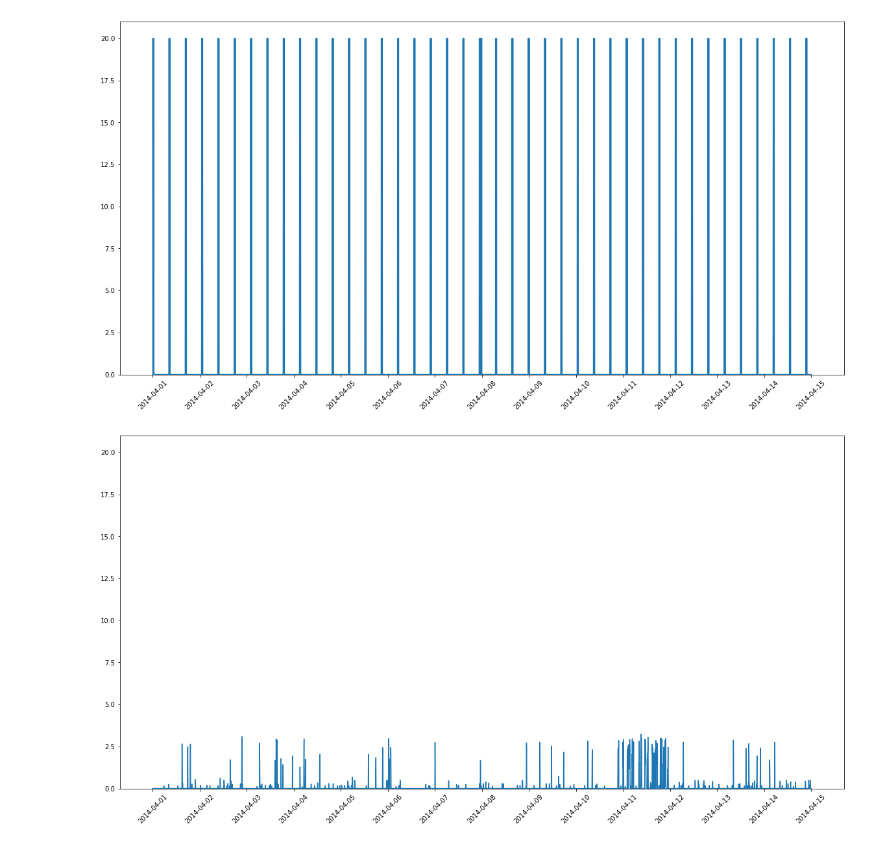
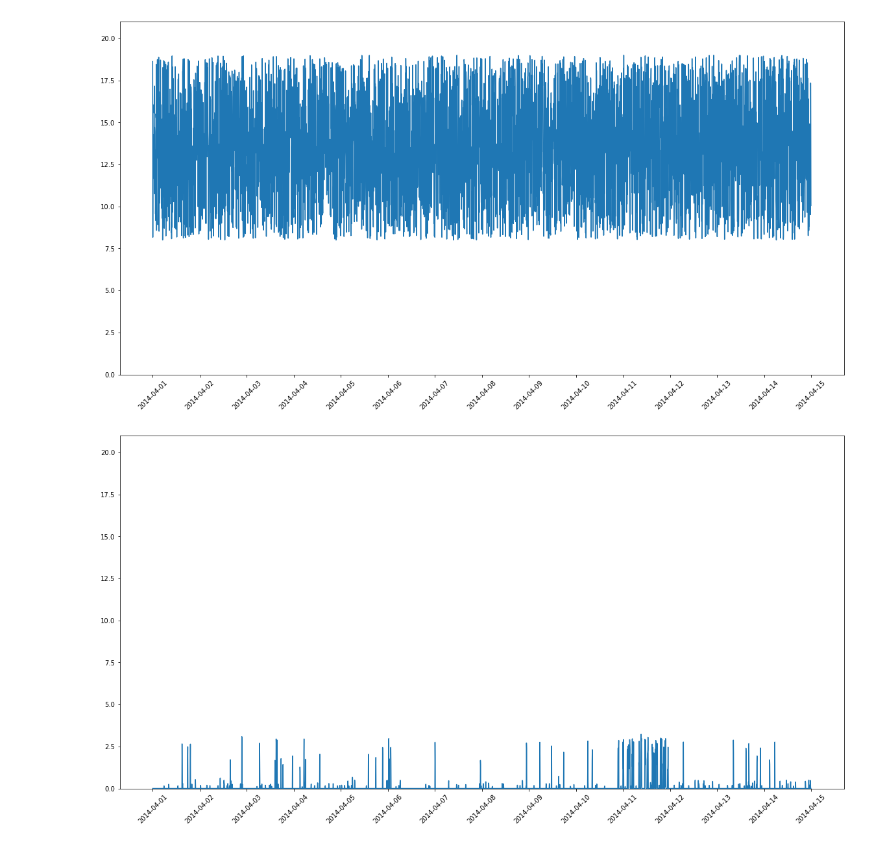
Before and after one commit to Pheobe-Sun/anomaly-detection-challenge-2020, a Jupyter notebook: notebooks/data_explorations.ipynb, the cells around one changed output. Saved outputs shown, nothing was run; the diff lists cells and outputs as text; code cells hidden in the pictures.

Commit message:
Add v2 dataset analysis

```diff
--- a/notebooks/data_explorations.ipynb
+++ b/notebooks/data_explorations.ipynb
@@ -9,10 +9,13 @@ from matplotlib.dates import DayLocator, HourLocator, DateFormatter, drange
 from IPython.display import display, HTML
 from matplotlib.collections import LineCollection
 # %%
-data_dir ="../for_students/data_v1"
+data_dir ="../../for_students/data_v2" # dataset v2 will be used for scoring, 05Dec
 train_dir = os.path.join(data_dir, 'training')
 train_str = os.path.join(train_dir, 'training_{}.csv')
 # %%
 train_df_1 = pd.read_csv(train_str.format('1'))
 train_df_2  = pd.read_csv(train_str.format('2'))
 train_df_3  = pd.read_csv(train_str.format('3'))
+train_df_4  = pd.read_csv(train_str.format('4'))
+train_df_5  = pd.read_csv(train_str.format('5'))
+train_df_100  = pd.read_csv(train_str.format('100'))
@@ -19,7 +38,7 @@ train_df_3  = pd.read_csv(train_str.format('3'))
 # %%
 ### Label distribution
 # %%
-for df in [train_df_1,train_df_2,train_df_3]:
-    display(df['label'].value_counts())
-    display(df['value'].describe())
+for df in [train_df_1,train_df_2,train_df_3,train_df_4,train_df_5,train_df_100]:
+    display(df['anomaly_label'].value_counts()) # Pheobe's updated the column name here, 05Dec
+    display(df['kpi_value'].describe()) # Pheobe's updated the column name here, 05Dec
 # %% [output]
@@ -76,7 +130,7 @@ def plot_series(df, filename=None, figsize=(20,10)):
     df['timestamp'] = pd.to_datetime(df['timestamp'])
     fig, ax = plt.subplots(figsize=figsize)
 
-    ax.plot(df.timestamp,df.value)
+    ax.plot(df.timestamp,df.kpi_value) # Pheobe's updated the column name here, 05Dec
     fig.gca().xaxis.set_major_locator(locator)
     plt.setp(ax.get_xticklabels(), rotation=45)
     plt.ylim(0, 21)
@@ -86,8 +140,11 @@ def plot_series(df, filename=None, figsize=(20,10)):
 # %%
 plot_series(train_df_1, filename="training_dataset_1")
 plot_series(train_df_2, filename="training_dataset_2")
 plot_series(train_df_3, filename="training_dataset_3")
+plot_series(train_df_4, filename="training_dataset_4")
+plot_series(train_df_5, filename="training_dataset_5")
+plot_series(train_df_100, filename="training_dataset_100")
 # %% [output]
-[figure, old version]
+[figure, new version]
 [figure]
 [figure]
```
Also changed, not shown: parts of 3 cells of this notebook, 7 other files.
